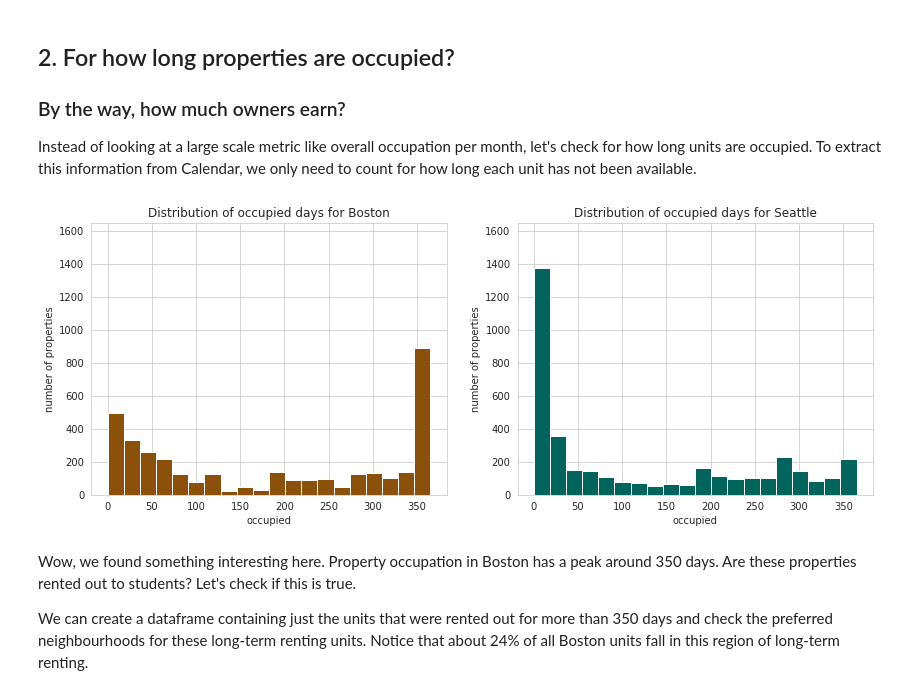
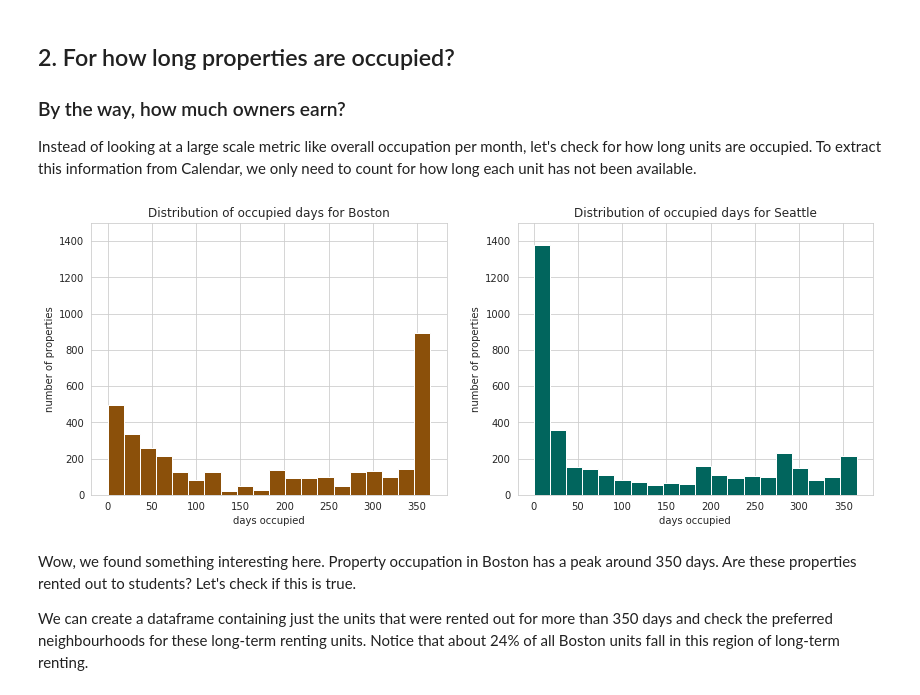
Before and after one commit to bvcmartins/dsndProject4, a Jupyter notebook: airbnb_project.ipynb, the cells around one changed output. Cells and saved outputs as stored; diff of their text form; code cells hidden in the pictures.

```diff
--- a/airbnb_project.ipynb
+++ b/airbnb_project.ipynb
@@ -210,30 +210,31 @@ Instead of looking at a large scale metric like overall occupation per month, le
 # %%
 fig, axis = plt.subplots(1, len(cities), figsize=(14,5))
 
 for i, city in enumerate(cities):
     calendar = locals()[city+'_calendar'].copy()
     calendar['occupied'] = calendar['available'].apply(lambda x: 1 if x=='f' else 0)
     rent = calendar.groupby('listing_id').agg({'occupied':'sum'}).reset_index()
     locals()[city+'_rent'] = rent.copy()
 
     if city == 'boston':
         rent.drop([2727],inplace=True)
         rent.reset_index(inplace=True)
         boston_rent.drop([2727], inplace=True)
         boston_rent.reset_index(inplace=True)
 
     color = locals()[city+'_colors'][0]
     sns.distplot(rent['occupied'],
                  ax=axis[i],
                  kde=False,
                  color=color,
                  bins=20,
                  hist_kws=dict(alpha=1));
     axis[i].set_title('Distribution of occupied days for {}'.format(city.capitalize()))
-    axis[i].set_ylim((0,1650));
+    axis[i].set_ylim((0,1500));
+    axis[i].set_xlabel('days occupied')
     axis[i].set_ylabel('number of properties')
 # %% [output]
-[figure, old version]
+[figure, new version]
 # %% [markdown]
 Wow, we found something interesting here. Property occupation in Boston has a peak around 350 days. Are these properties rented out to students? Let's check if this is true.
 
```
Also changed, not shown: parts of 1 cell of this notebook.
